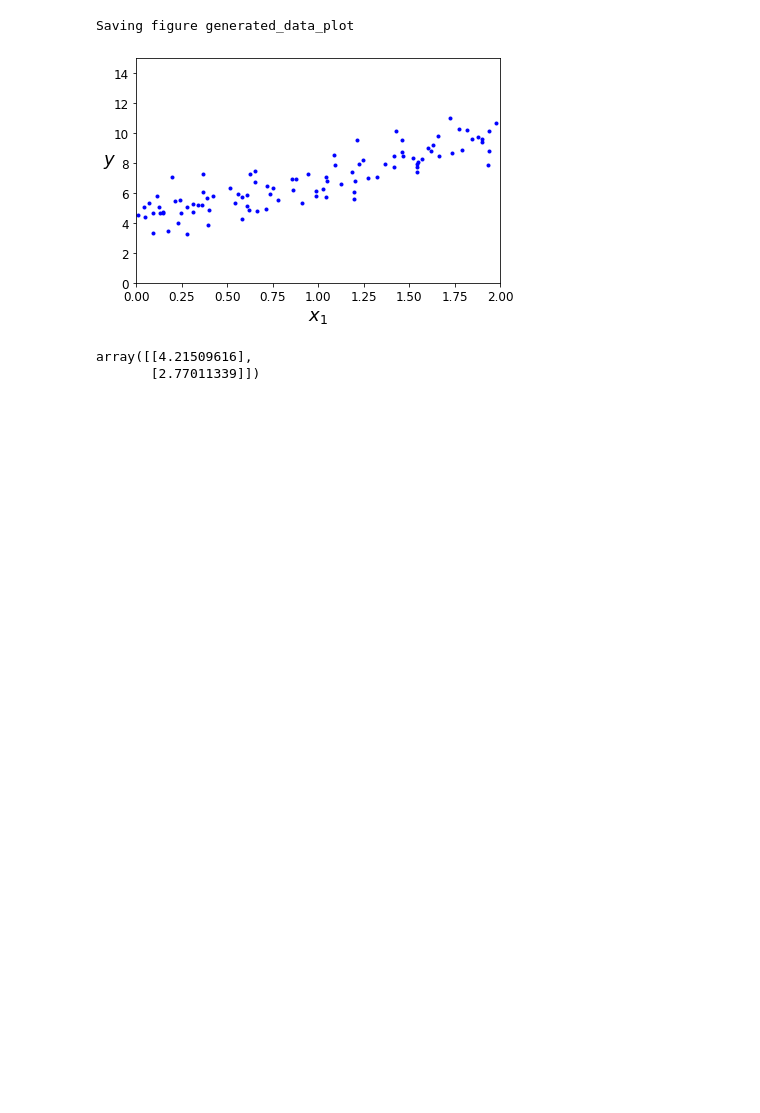
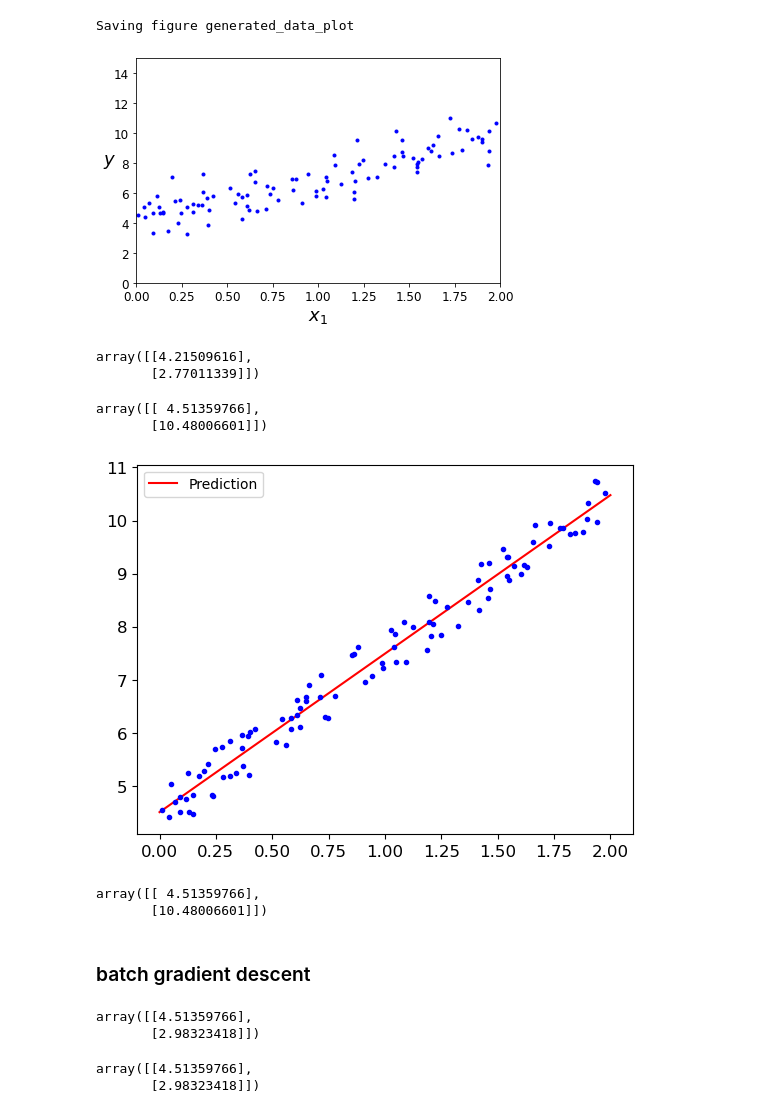
Before and after one commit to ericlau1987/hands_on_machine_learning_sklearn_keras_tensorflow, a Jupyter notebook: src/chapter4_training_models/codes.ipynb, the cells around one changed output. Saved outputs shown, nothing was run; the diff lists cells and outputs as text; code cells hidden in the pictures; blank space fills up the shorter version.

```diff
--- a/src/chapter4_training_models/codes.ipynb
+++ b/src/chapter4_training_models/codes.ipynb
@@ -84,3 +85,31 @@ theta_best
 # %% [output]
 array([[4.21509616],
        [2.77011339]])
+# %%
+X_new = np.array([[0], [2]])
+X_new_b = add_dummy_feature(X_new)
+y_predict = X_new_b @ theta_best
+y_predict
+# %% [output]
+array([[ 4.51359766],
+       [10.48006601]])
+# %%
+plt.plot(X_new, y_predict, "r-", label="Prediction")
+plt.plot(X, y, "b.")
+plt.legend()
+plt.show()
+# %% [output]
+[figure, added]
+# %%
+from sklearn.linear_model import LinearRegression
+
+lin_reg = LinearRegression()
+lin_reg.fit(X, y)
+lin_reg.intercept_, lin_reg.coef_
+
+lin_reg.predict(X_new)
+# %% [output]
+array([[ 4.51359766],
+       [10.48006601]])
+# %% [markdown]
+### batch gradient descent
@@ -86,0 +128,10 @@ array([[4.21509616],
+# %%
+theta
+# %% [output]
+array([[4.51359766],
+       [2.98323418]])
+# %%
+theta
+# %% [output]
+array([[4.51359766],
+       [2.98323418]])
```
Also changed, not shown: parts of 15 cells of this notebook.
